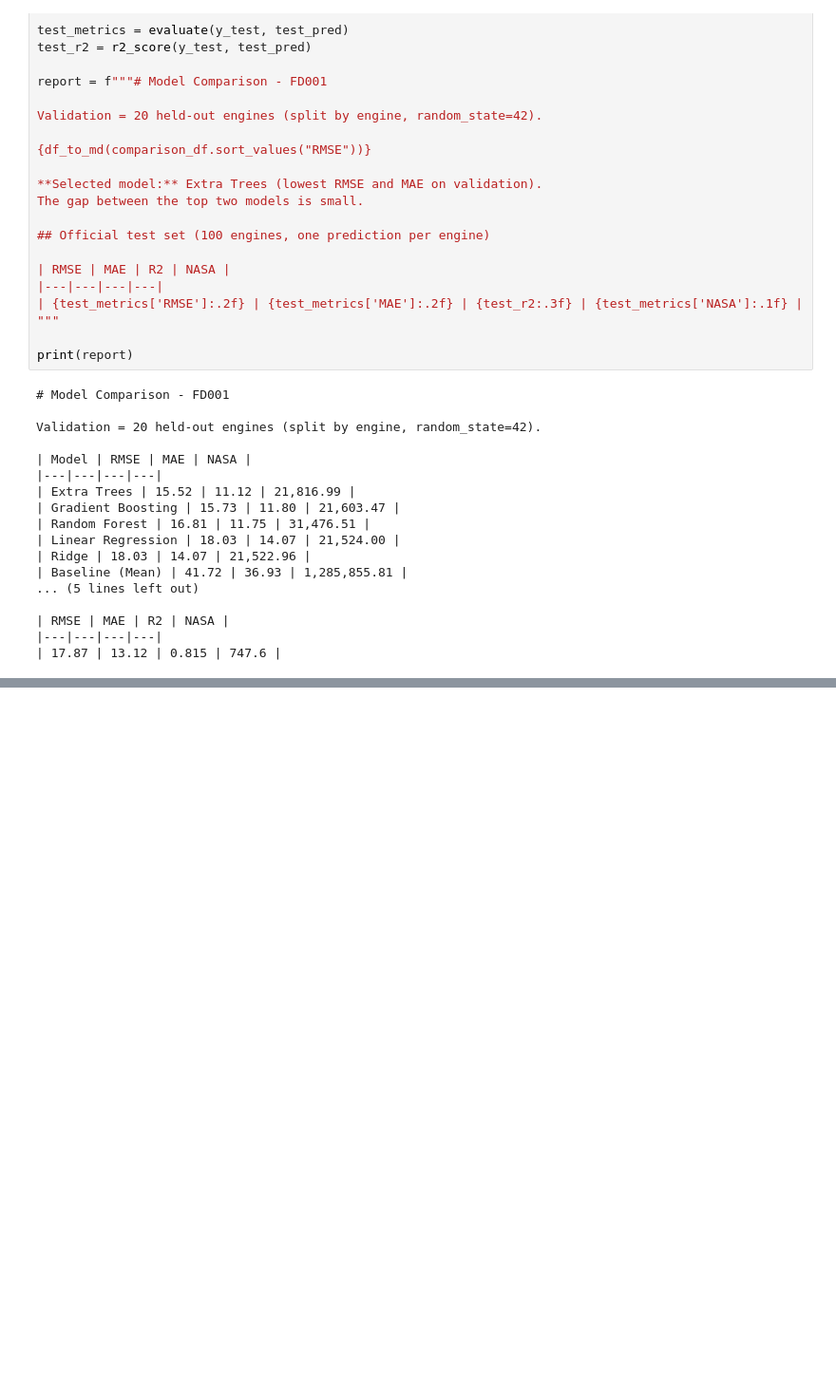
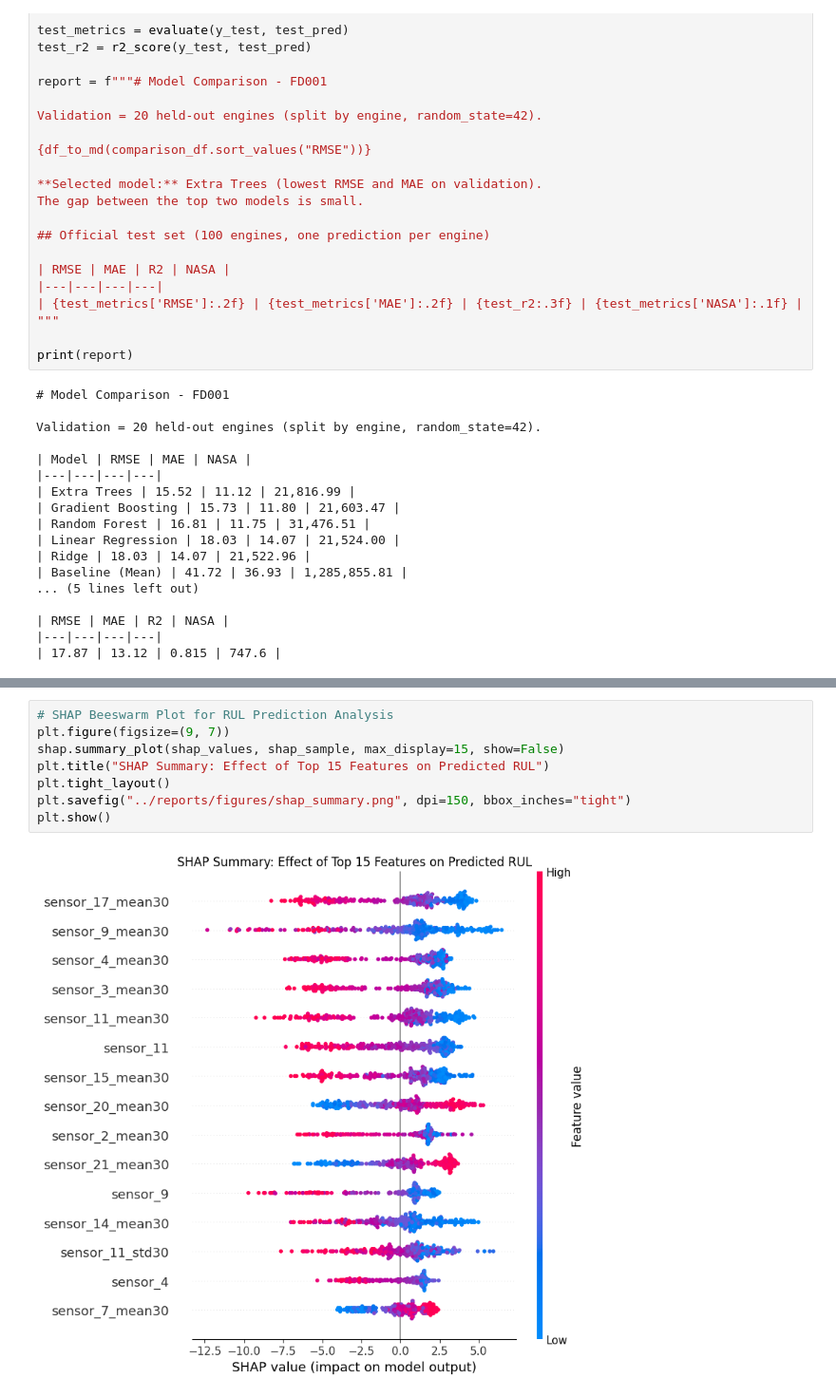
Before and after one commit to Saimalshikare/Predictive-maintenance-rul-prediction-project, a Jupyter notebook: notebooks/03_model_experiments.ipynb, the cells around one changed output, grey strips where cells are left out. Shown at 95% size. Drawn from its saved outputs; the diff is of its cells as text; blank space fills up the shorter version.

```diff
--- a/notebooks/03_model_experiments.ipynb
+++ b/notebooks/03_model_experiments.ipynb
@@ -512,0 +538,10 @@ saved: True
+# %%
+# SHAP Beeswarm Plot for RUL Prediction Analysis
+plt.figure(figsize=(9, 7))
+shap.summary_plot(shap_values, shap_sample, max_display=15, show=False)
+plt.title("SHAP Summary: Effect of Top 15 Features on Predicted RUL")
+plt.tight_layout()
+plt.savefig("../reports/figures/shap_summary.png", dpi=150, bbox_inches="tight")
+plt.show()
+# %% [output]
+[figure, added]
```
Also changed, not shown: parts of 4 cells of this notebook, 9 other files.
